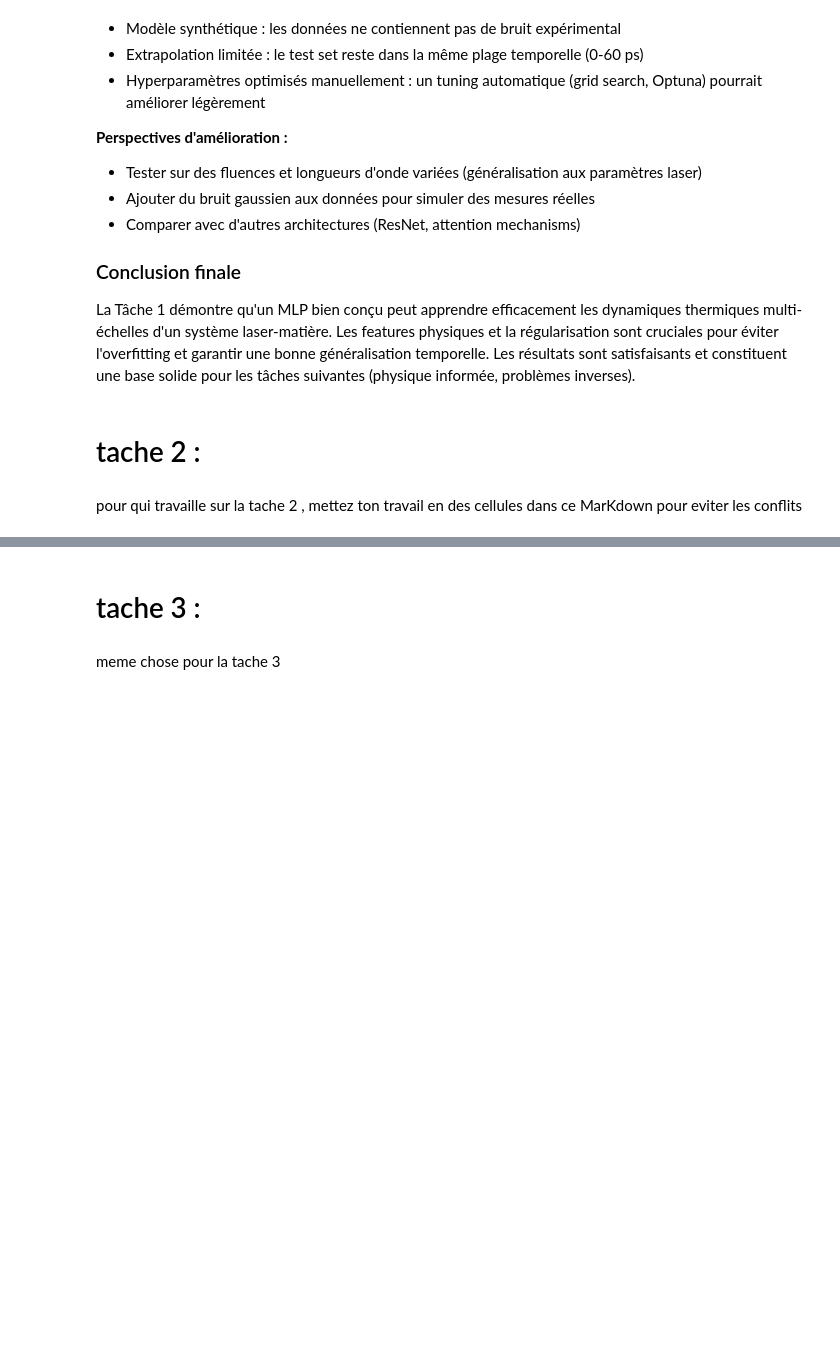
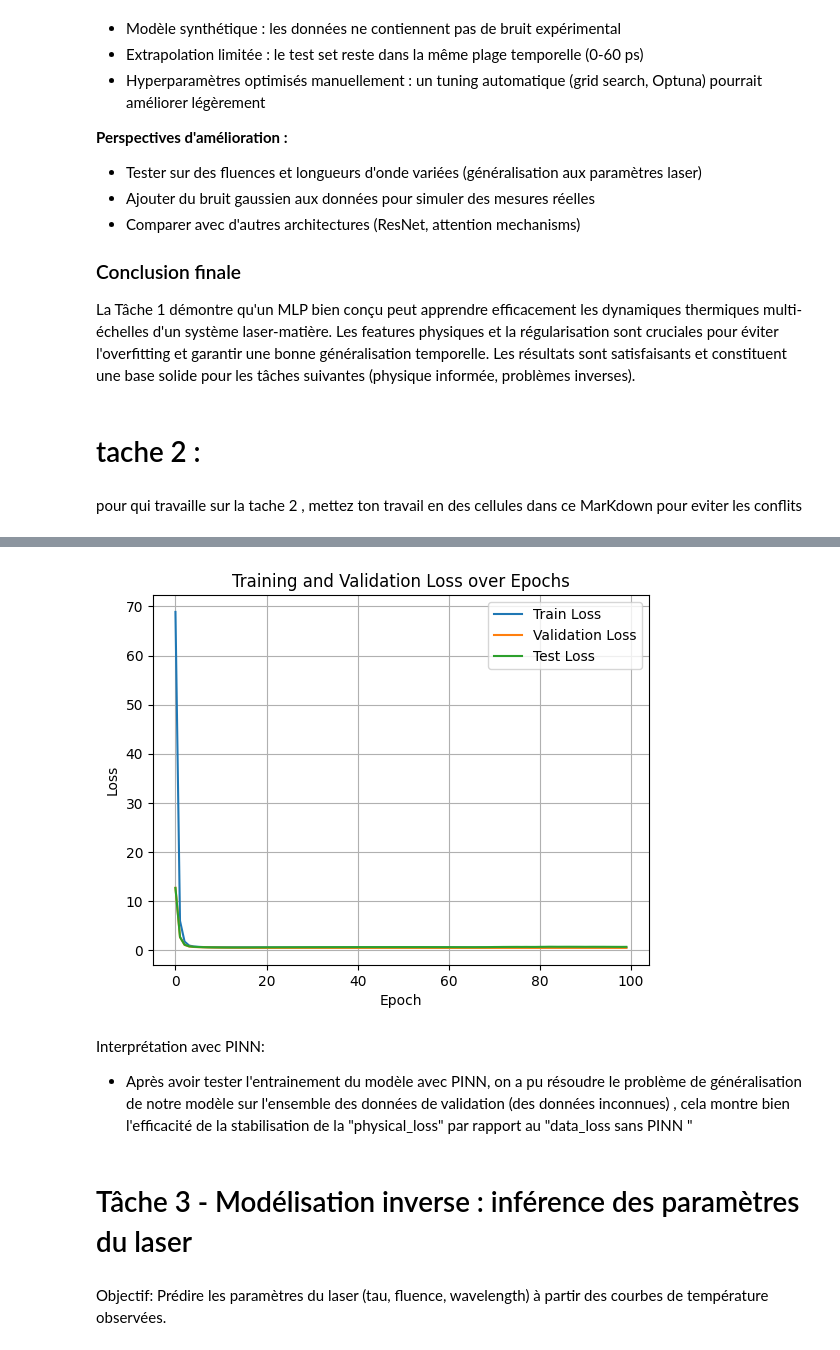
Before and after one commit to hassane-37/DeepLaser, a Jupyter notebook: deeplaser.ipynb, the cells around one changed output, grey strips where cells are left out. Saved outputs shown, nothing was run; the diff lists cells and outputs as text; code cells hidden in the pictures; blank space fills up the shorter version.

```diff
--- a/deeplaser.ipynb
+++ b/deeplaser.ipynb
@@ -660,4 +1112,20 @@ pour qui travaille sur la tache 2 , mettez ton travail en des cellules dans ce M
+# %%
+# Representation des courbes d'apprentissage
+plt.plot(history1["train"], label="Train Loss")
+plt.plot(history1["val"], label="Validation Loss")
+plt.plot(history1["test"], label="Test Loss")
+plt.xlabel("Epoch")
+plt.ylabel("Loss")
+plt.title("Training and Validation Loss over Epochs")
+plt.legend()
+plt.grid(True)
+plt.show()
+# %% [output]
+[figure, added]
+# %% [markdown]
+Interprétation avec PINN:
+- Après avoir tester l'entrainement du modèle avec PINN, on a pu résoudre le problème de généralisation de notre modèle sur l'ensemble des données de validation (des données inconnues) , cela montre bien l'efficacité de la stabilisation de la "physical_loss" par rapport au "data_loss  sans PINN "
 # %% [markdown]
-# tache 3 :
+# Tâche 3 - Modélisation inverse : inférence des paramètres du laser
 # %% [markdown]
-meme chose pour la tache 3
+Objectif: Prédire les paramètres du laser (tau, fluence, wavelength) à partir des courbes de température observées.
```
Also changed, not shown: parts of 41 cells of this notebook.
